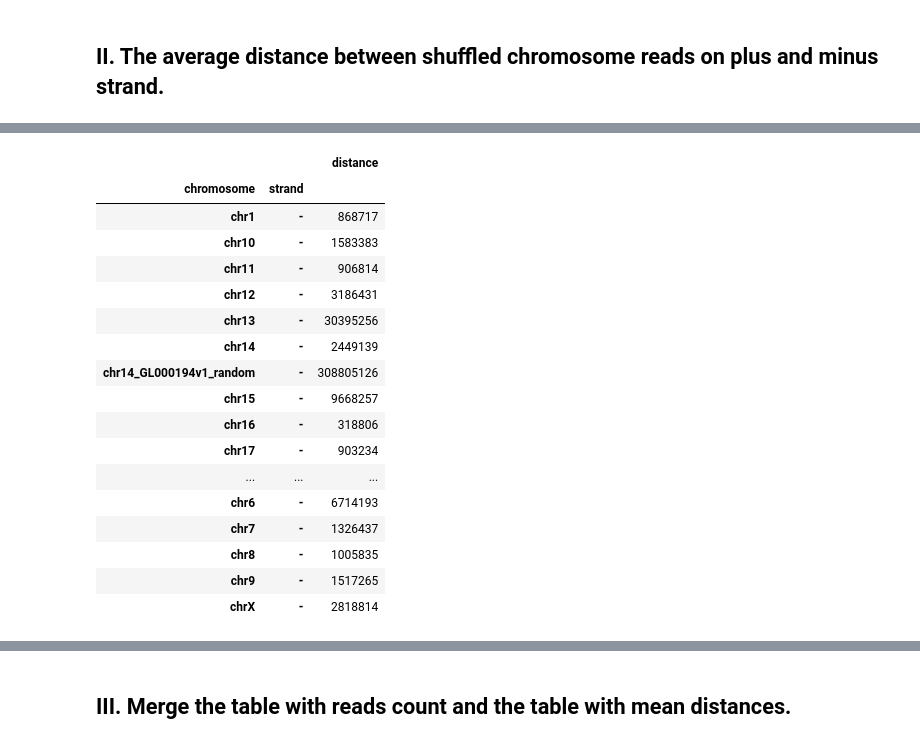
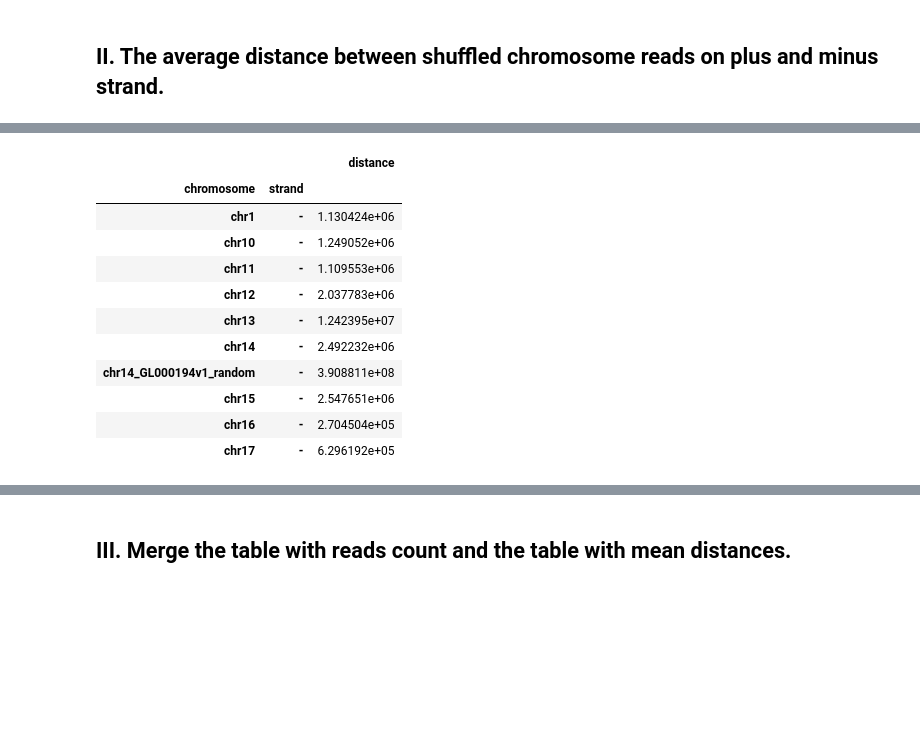
Before and after one commit to zuzanadostalova/ZD-Python-Tutorials-for-Biologists, a Jupyter notebook: 3)_Practical_assignment_minimal_distance_head_to_head_plot_revisited.ipynb, the cells around one changed output, grey strips where cells are left out. Saved outputs shown, nothing was run; the diff lists cells and outputs as text; code cells hidden in the pictures; blank space fills up the shorter version.

```diff
--- a/3)_Practical_assignment_minimal_distance_head_to_head_plot_revisited.ipynb
+++ b/3)_Practical_assignment_minimal_distance_head_to_head_plot_revisited.ipynb
@@ -1588,26 +1473,21 @@ pd.pivot_table(table_shuffled_plus,index=['chromosome', 'strand'],values=["dista
 # %%
 # Determine the mean value of each of the minus strand distances for each chromosome.
-table_shuffled_minus = pd.pivot_table(df_pybed_shuffled_minus,index=['chromosome','strand'],values=["distance"],aggfunc="first")
-pd.pivot_table(table_shuffled_minus,index=['chromosome', 'strand'],values=["distance"],aggfunc=np.mean)
+df_pybed_shuffled_minus.distance = df_pybed_shuffled_minus.distance.astype('int')
+table_shuffled_minus = pd.pivot_table(df_pybed_shuffled_minus,index=['chromosome','strand'],values=["distance"],aggfunc=np.mean)
+table_shuffled_minus.head(10)
 # %% [output]
 |  |  | distance |
 | chromosome | strand |  |
-| chr1 | - | 868717 |
-| chr10 | - | 1583383 |
-| chr11 | - | 906814 |
-| chr12 | - | 3186431 |
-| chr13 | - | 30395256 |
-| chr14 | - | 2449139 |
-| chr14_GL000194v1_random | - | 308805126 |
-| chr15 | - | 9668257 |
-| chr16 | - | 318806 |
-| chr17 | - | 903234 |
-| ... | ... | ... |
-| chr6 | - | 6714193 |
-| chr7 | - | 1326437 |
-| chr8 | - | 1005835 |
-| chr9 | - | 1517265 |
-| chrX | - | 2818814 |
+| chr1 | - | 1.130424e+06 |
+| chr10 | - | 1.249052e+06 |
+| chr11 | - | 1.109553e+06 |
+| chr12 | - | 2.037783e+06 |
+| chr13 | - | 1.242395e+07 |
+| chr14 | - | 2.492232e+06 |
+| chr14_GL000194v1_random | - | 3.908811e+08 |
+| chr15 | - | 2.547651e+06 |
+| chr16 | - | 2.704504e+05 |
+| chr17 | - | 6.296192e+05 |
 # %%
 # Merge the plus and minus table with mean distances together.
 table_shuffled_both = table_shuffled_plus.merge(table_shuffled_minus, on='chromosome', suffixes=('_plus','_minus'))
```
Also changed, not shown: parts of 82 cells of this notebook.
